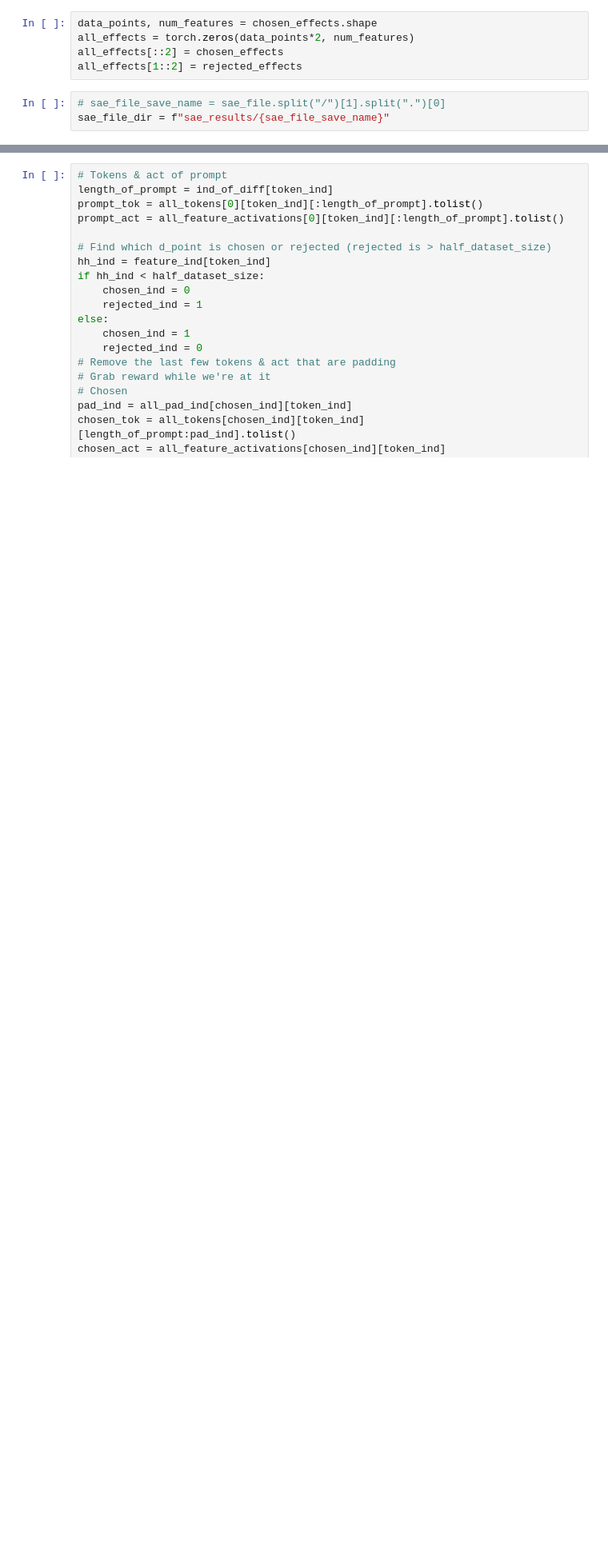
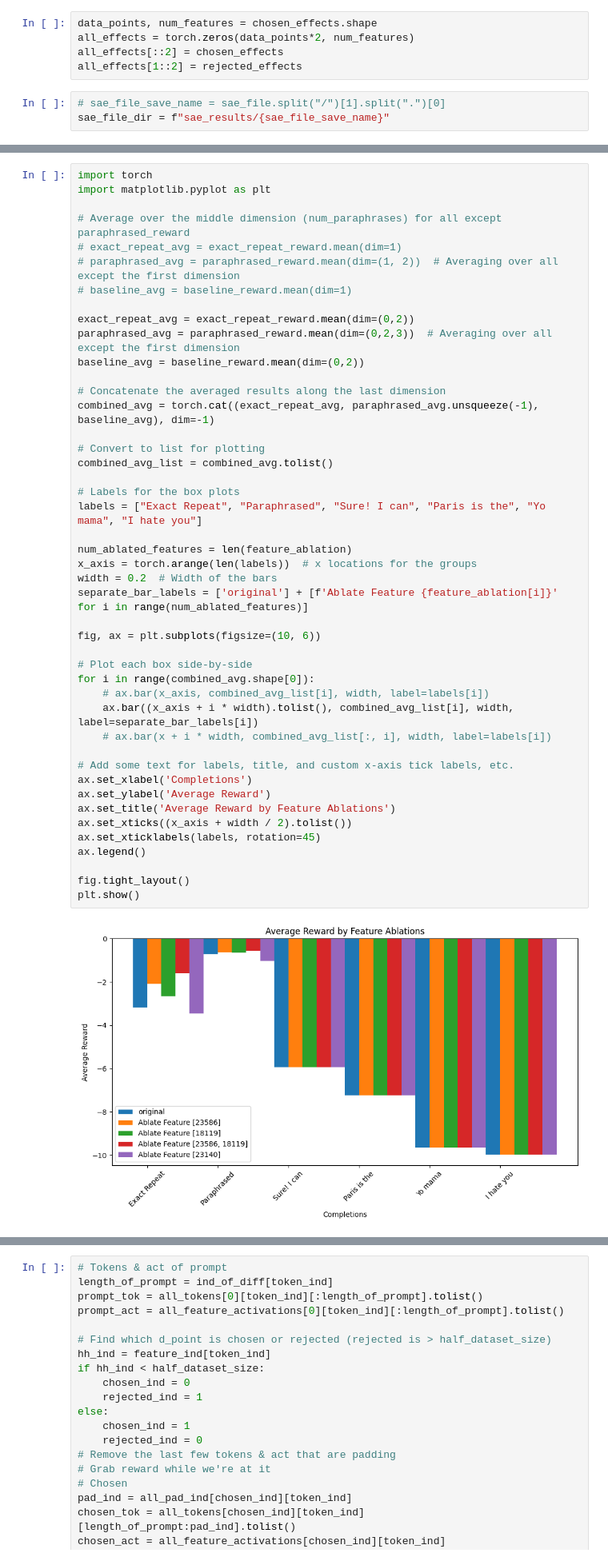
Before and after one commit to loganriggs/sae-rm, a Jupyter notebook: hh_feature_viewer.ipynb, the cells around one changed output, grey strips where cells are left out. Shown: that part at 80% size. Cells and saved outputs as stored; diff of their text form; blank space fills up the shorter version.

Commit message:
custom prompts notebook

```diff
--- a/hh_feature_viewer.ipynb
+++ b/hh_feature_viewer.ipynb
@@ -461,0 +906,47 @@ Sure! Dolphins sleep with one eye open. They do this because they need to be awa
+# %%
+import torch
+import matplotlib.pyplot as plt
+
+# Average over the middle dimension (num_paraphrases) for all except paraphrased_reward
+# exact_repeat_avg = exact_repeat_reward.mean(dim=1)
+# paraphrased_avg = paraphrased_reward.mean(dim=(1, 2))  # Averaging over all except the first dimension
+# baseline_avg = baseline_reward.mean(dim=1)
+
+exact_repeat_avg = exact_repeat_reward.mean(dim=(0,2))
+paraphrased_avg = paraphrased_reward.mean(dim=(0,2,3))  # Averaging over all except the first dimension
+baseline_avg = baseline_reward.mean(dim=(0,2))
+
+# Concatenate the averaged results along the last dimension
+combined_avg = torch.cat((exact_repeat_avg, paraphrased_avg.unsqueeze(-1), baseline_avg), dim=-1)
+
+# Convert to list for plotting
+combined_avg_list = combined_avg.tolist()
+
+# Labels for the box plots
+labels = ["Exact Repeat", "Paraphrased", "Sure! I can", "Paris is the", "Yo mama", "I hate you"]
+
+num_ablated_features = len(feature_ablation)
+x_axis = torch.arange(len(labels))  # x locations for the groups
+width = 0.2  # Width of the bars
+separate_bar_labels = ['original'] + [f'Ablate Feature {feature_ablation[i]}' for i in range(num_ablated_features)]
+
+fig, ax = plt.subplots(figsize=(10, 6))
+
+# Plot each box side-by-side
+for i in range(combined_avg.shape[0]):
+    # ax.bar(x_axis, combined_avg_list[i], width, label=labels[i])
+    ax.bar((x_axis + i * width).tolist(), combined_avg_list[i], width, label=separate_bar_labels[i])
+    # ax.bar(x + i * width, combined_avg_list[:, i], width, label=labels[i])
+
+# Add some text for labels, title, and custom x-axis tick labels, etc.
+ax.set_xlabel('Completions')
+ax.set_ylabel('Average Reward')
+ax.set_title('Average Reward by Feature Ablations')
+ax.set_xticks((x_axis + width / 2).tolist())
+ax.set_xticklabels(labels, rotation=45)
+ax.legend()
+
+fig.tight_layout()
+plt.show()
+# %% [output]
+[figure, added]
```
Also changed, not shown: parts of 45 cells of this notebook, 2 other files.
